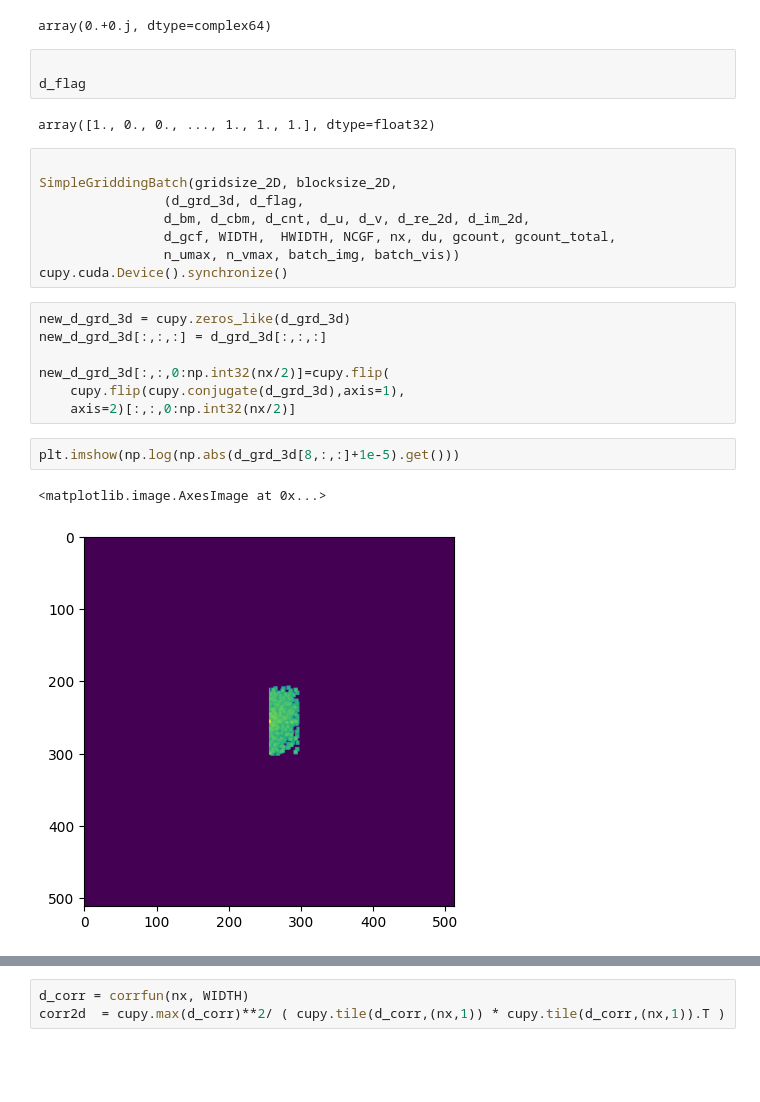
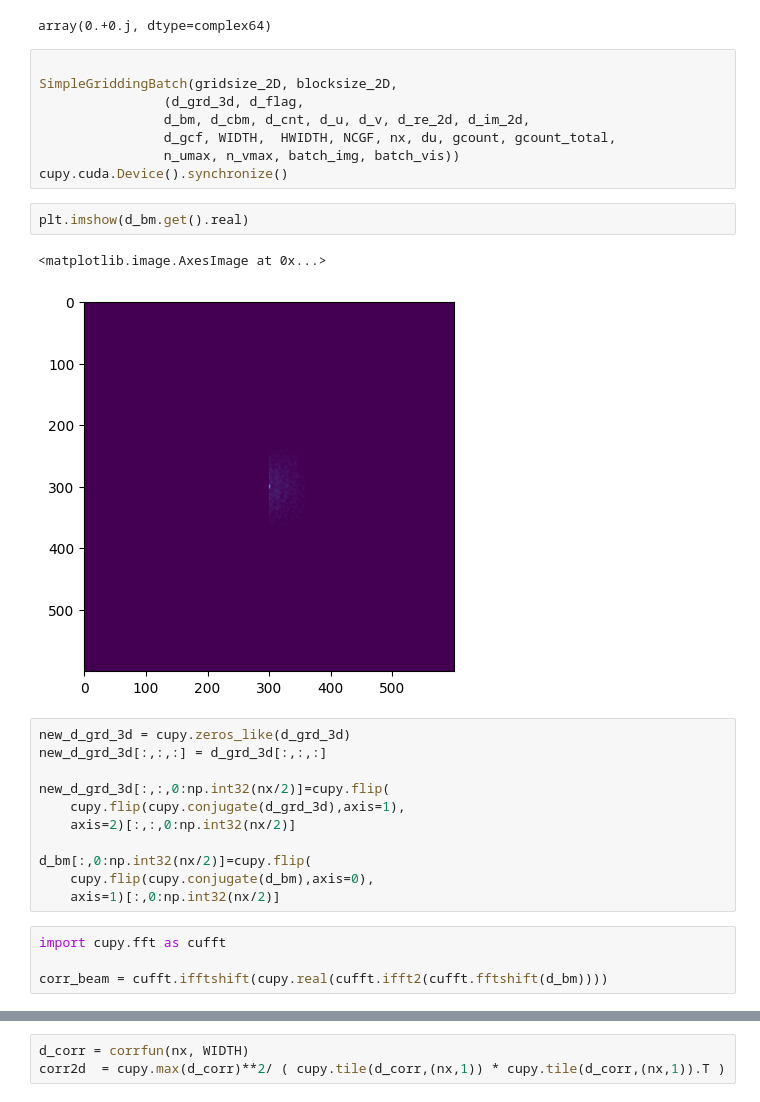
Before and after one commit to peijin94/FastMediumWell, a Jupyter notebook: griddingTest.ipynb, the cells around one changed output, grey strips where cells are left out. Saved outputs shown, nothing was run; the diff lists cells and outputs as text; blank space fills up the shorter version.

```diff
--- a/griddingTest.ipynb
+++ b/griddingTest.ipynb
@@ -177,11 +173,6 @@ d_flag = cupy.asarray(flag_I, dtype=cupy.float32)
 d_grd_3d[50,nx//2,nx//2]
 # %% [output]
 array(0.+0.j, dtype=complex64)
-# %%
-
-d_flag
-# %% [output]
-array([1., 0., 0., ..., 1., 1., 1.], dtype=float32)
 # %%
 
 SimpleGriddingBatch(gridsize_2D, blocksize_2D,
@@ -190,6 +181,11 @@ SimpleGriddingBatch(gridsize_2D, blocksize_2D,
                 d_gcf, WIDTH,  HWIDTH, NCGF, nx, du, gcount, gcount_total,
                 n_umax, n_vmax, batch_img, batch_vis))
 cupy.cuda.Device().synchronize()
+# %%
+plt.imshow(d_bm.get().real)
+# %% [output]
+<matplotlib.image.AxesImage at 0x...>
+[figure, added]
 # %%
 new_d_grd_3d = cupy.zeros_like(d_grd_3d)
 new_d_grd_3d[:,:,:] = d_grd_3d[:,:,:]
@@ -197,8 +193,11 @@ new_d_grd_3d[:,:,:] = d_grd_3d[:,:,:]
 new_d_grd_3d[:,:,0:np.int32(nx/2)]=cupy.flip(
     cupy.flip(cupy.conjugate(d_grd_3d),axis=1),
     axis=2)[:,:,0:np.int32(nx/2)]
+
+d_bm[:,0:np.int32(nx/2)]=cupy.flip(
+    cupy.flip(cupy.conjugate(d_bm),axis=0),
+    axis=1)[:,0:np.int32(nx/2)]
-# %%
-plt.imshow(np.log(np.abs(d_grd_3d[8,:,:]+1e-5).get()))
-# %% [output]
-<matplotlib.image.AxesImage at 0x...>
-[figure, removed]
+# %%
+import cupy.fft as cufft
+
+corr_beam = cufft.ifftshift(cupy.real(cufft.ifft2(cufft.fftshift(d_bm))))
```
Also changed, not shown: parts of 23 cells of this notebook, 8 other files.
